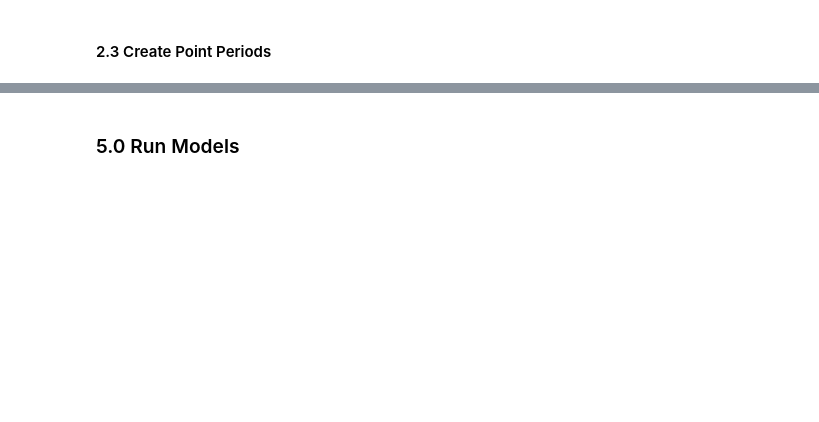
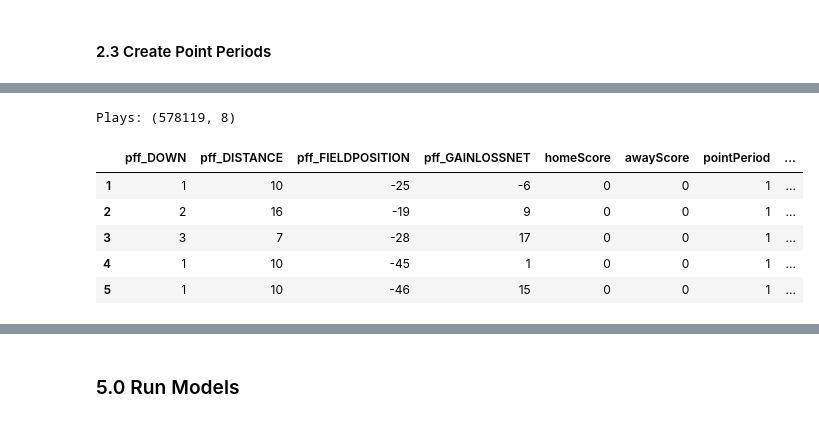
Before and after one commit to iainmuir6/Advanced-Sports-Analytics, a Jupyter notebook: EPA_FinalProject.ipynb, the cells around one changed output, grey strips where cells are left out. Drawn from its saved outputs; the diff is of its cells as text; code cells hidden in the pictures; blank space fills up the shorter version.

```diff
--- a/EPA_FinalProject.ipynb
+++ b/EPA_FinalProject.ipynb
@@ -154,4 +225,3 @@ d['homeScore'], d['awayScore'] = scores['homeScore'], scores['awayScore']
 # %%
-FGS = d.loc[
-    d['pff_SPECIALTEAMSTYPE'].astype(str) == 'FIELD GOAL'
-]
+PLAYS = d.loc[(d['pff_RUNPASS'] == 'P') | (d['pff_RUNPASS'] == 'R')]
+FGS = d.loc[d['pff_SPECIALTEAMSTYPE'].astype(str) == 'FIELD GOAL']
@@ -157,0 +240,22 @@ FGS = d.loc[
+# %%
+INPUTS = [
+    'pff_DOWN', 'pff_DISTANCE', 'pff_FIELDPOSITION', 'pff_GAINLOSSNET',
+    'homeScore', 'awayScore', 'pointPeriod', 'periodScore'
+]
+# %%
+model_p = PLAYS[INPUTS]
+# %%
+model_p = model_p.dropna()
+# %%
+print("Plays:", model_p.shape)
+# %% [output]
+Plays: (578119, 8)
+# %%
+model_p.head()
+# %% [output]
+|  | pff_DOWN | pff_DISTANCE | pff_FIELDPOSITION | pff_GAINLOSSNET | homeScore | awayScore | pointPeriod | ... |
+| 1 | 1 | 10 | -25 | -6 | 0 | 0 | 1 | ... |
+| 2 | 2 | 16 | -19 | 9 | 0 | 0 | 1 | ... |
+| 3 | 3 | 7 | -28 | 17 | 0 | 0 | 1 | ... |
+| 4 | 1 | 10 | -45 | 1 | 0 | 0 | 1 | ... |
+| 5 | 1 | 10 | -46 | 15 | 0 | 0 | 1 | ... |
```
Also changed, not shown: parts of 72 cells of this notebook.
